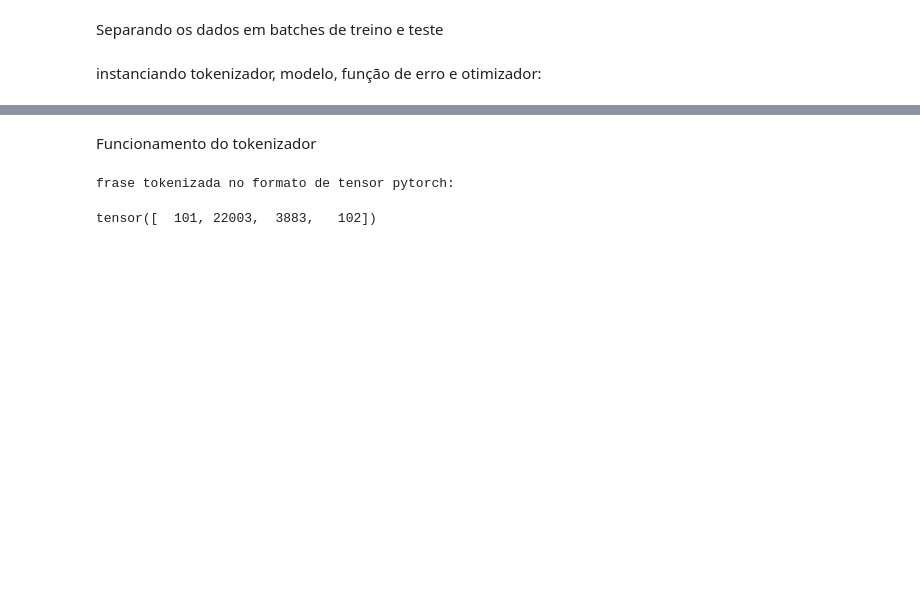
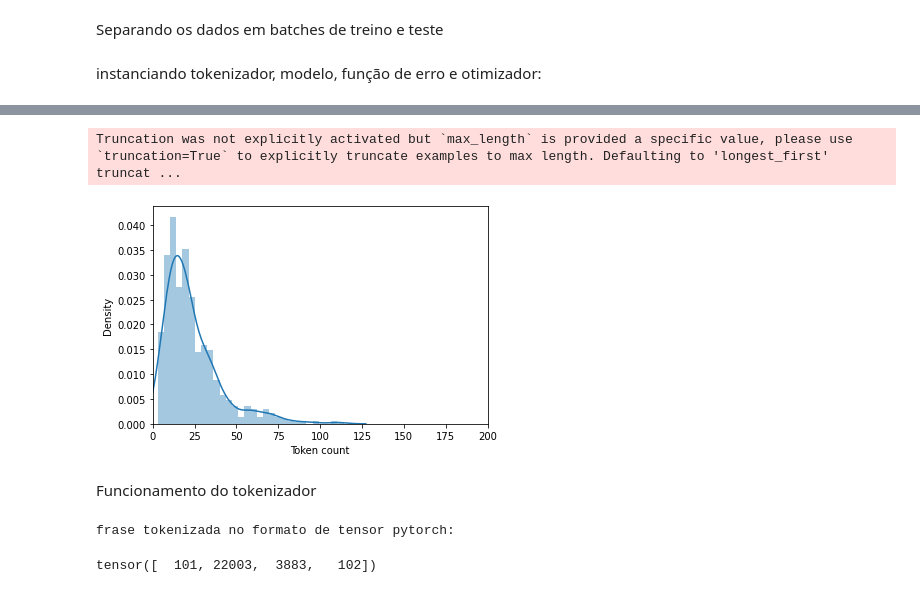
Before and after one commit to EliseuODaniel/analise_de_sentimentos_eleicao, a Jupyter notebook: analise_sentimento_com_bert_Tweets_lula.ipynb, the cells around one changed output, grey strips where cells are left out. Cells and saved outputs as stored; diff of their text form; code cells hidden in the pictures; blank space fills up the shorter version.

```diff
--- a/analise_sentimento_com_bert_Tweets_lula.ipynb
+++ b/analise_sentimento_com_bert_Tweets_lula.ipynb
@@ -241,4 +241,19 @@ Some weights of BertForSequenceClassification were not initialized from the mode
 You should probably TRAIN this model on a down-stream task to be able to use it for predictions and inference.
+# %%
+import seaborn as sns
+# verificando a distribuição e o tamanho máximo dos tokens
+token_lens = []
+
+for txt in df.content:
+  tokens = tokenizer.encode(txt, max_length=512)
+  token_lens.append(len(tokens))
+
+sns.distplot(token_lens)
+plt.xlim([0, 200]);
+plt.xlabel('Token count');
+# %% [output]
+Truncation was not explicitly activated but `max_length` is provided a specific value, please use `truncation=True` to explicitly truncate examples to max length. Defaulting to 'longest_first' truncat ...
+[figure, added]
 # %% [markdown]
 Funcionamento do tokenizador
 # %%
```
Also changed, not shown: parts of 16 cells of this notebook.
